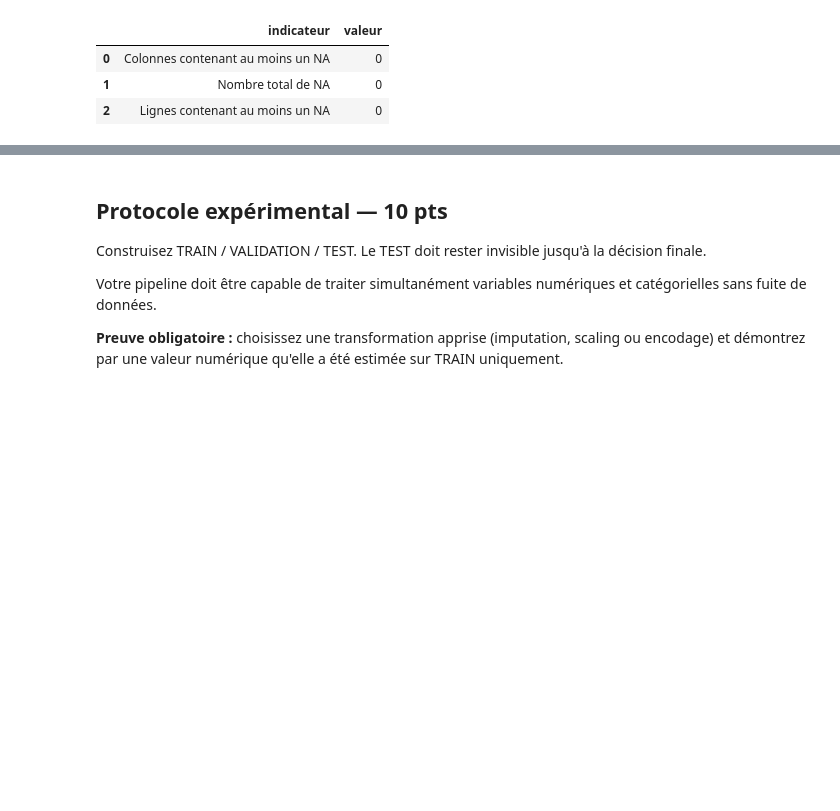
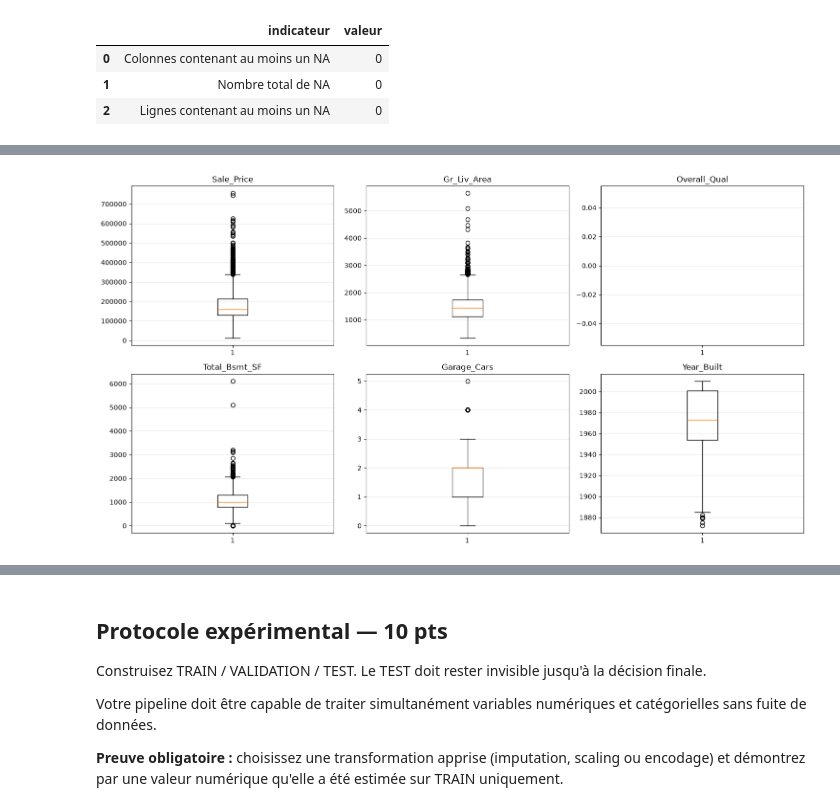
Before and after one commit to hamzabouhouch1003/Training01, a Jupyter notebook: Jour2/PACK_4_TP_NOTES_IA_4A_OPTION_DEVELOPPEUR/TP_NOTE_S3_REGRESSION_AMES_USA.ipynb, the cells around one changed output, grey strips where cells are left out. Drawn from its saved outputs; the diff is of its cells as text; code cells hidden in the pictures; blank space fills up the shorter version.

```diff
--- a/Jour2/PACK_4_TP_NOTES_IA_4A_OPTION_DEVELOPPEUR/TP_NOTE_S3_REGRESSION_AMES_USA.ipynb
+++ b/Jour2/PACK_4_TP_NOTES_IA_4A_OPTION_DEVELOPPEUR/TP_NOTE_S3_REGRESSION_AMES_USA.ipynb
@@ -296,0 +343,18 @@ pd.DataFrame({
+# %%
+identifiants_audit = pd.DataFrame({
+    colonne: {
+        "valeurs_uniques": df[colonne].nunique(
+            dropna=False
+        ),
+        "nombre_lignes": len(df),
+        "ratio_unique": round(
+            df[colonne].nunique(
+                dropna=False
+            ) / len(df),
+            3
+        )
+    }
+    for colonne in colonnes_identifiants
+}).T
+
+identifiants_audit
@@ -296,0 +683,41 @@ pd.DataFrame({
+# %%
+variables_influentes_numeriques = [
+    "Sale_Price",
+    "Gr_Liv_Area",
+    "Overall_Qual",
+    "Total_Bsmt_SF",
+    "Garage_Cars",
+    "Year_Built"
+]
+
+fig, axes = plt.subplots(
+    nrows=2,
+    ncols=3,
+    figsize=(15, 8)
+)
+
+axes = axes.flatten()
+
+for axe, colonne in zip(
+    axes,
+    variables_influentes_numeriques
+):
+    valeurs = pd.to_numeric(
+        df[colonne].astype(str),
+        errors="coerce"
+    ).dropna()
+
+    axe.boxplot(
+        valeurs
+    )
+
+    axe.set_title(colonne)
+    axe.grid(
+        axis="y",
+        alpha=0.3
+    )
+
+plt.tight_layout()
+plt.show()
+# %% [output]
+[figure, added]
```
Also changed, not shown: parts of 19 cells of this notebook.
